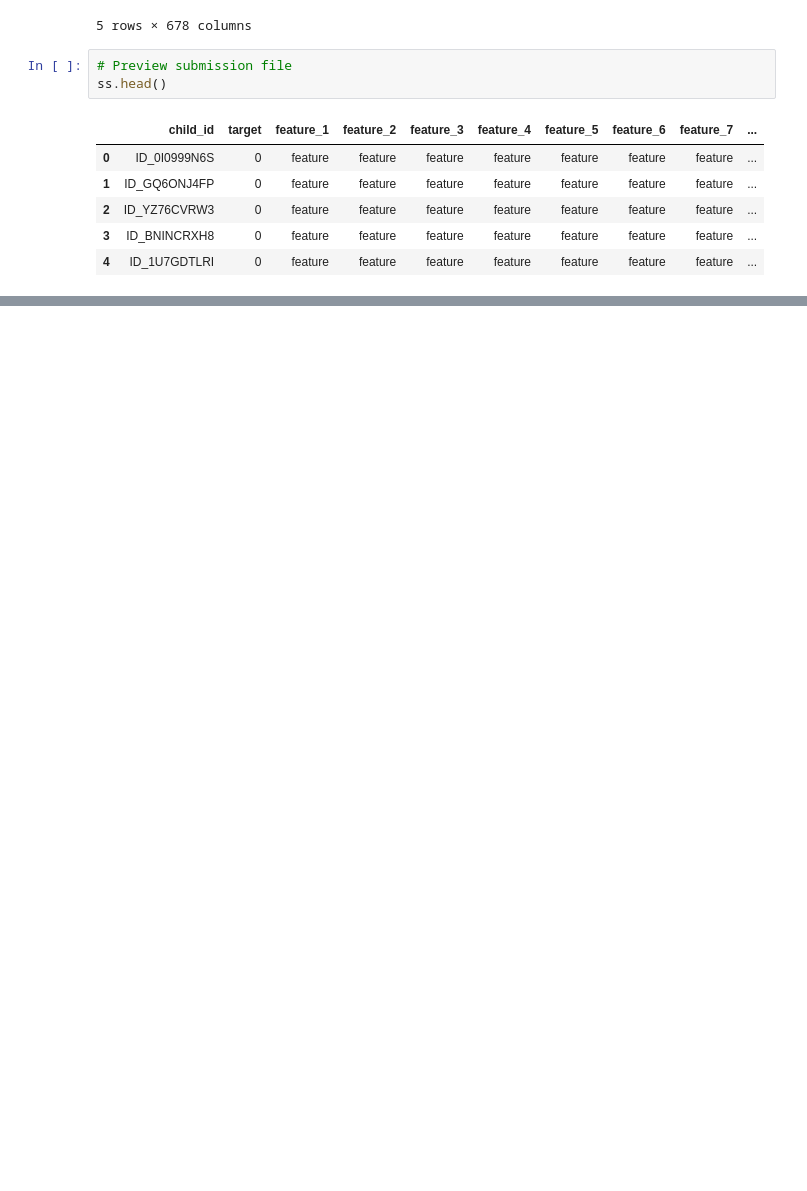
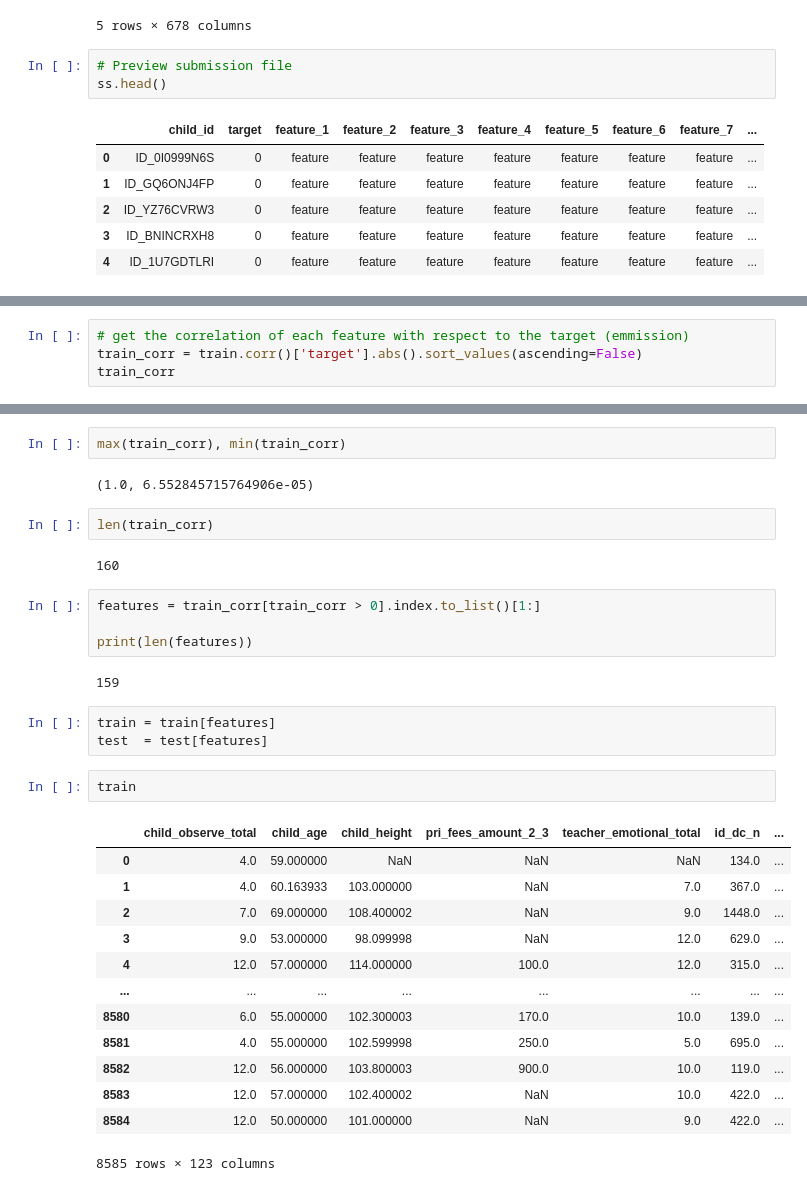
Before and after one commit to Kingston-5/DataDrive2030-Early-Learning-Predictors-Challenge, a Jupyter notebook: ECD_EDA.ipynb, the cells around one changed output, grey strips where cells are left out. Cells and saved outputs as stored; diff of their text form; blank space fills up the shorter version.

```diff
--- a/ECD_EDA.ipynb
+++ b/ECD_EDA.ipynb
@@ -43,0 +97,4 @@ ss.head()
+# %%
+# get the correlation of each feature with respect to the target (emmission)
+train_corr = train.corr()['target'].abs().sort_values(ascending=False)
+train_corr
@@ -43,0 +114,33 @@ ss.head()
+# %%
+max(train_corr), min(train_corr)
+# %% [output]
+(1.0, 6.552845715764906e-05)
+# %%
+len(train_corr)
+# %% [output]
+160
+# %%
+features = train_corr[train_corr > 0].index.to_list()[1:]
+
+print(len(features))
+# %% [output]
+159
+# %%
+train = train[features]
+test  = test[features]
+# %%
+train
+# %% [output]
+|  | child_observe_total | child_age | child_height | pri_fees_amount_2_3 | teacher_emotional_total | id_dc_n | ... |
+| 0 | 4.0 | 59.000000 | NaN | NaN | NaN | 134.0 | ... |
+| 1 | 4.0 | 60.163933 | 103.000000 | NaN | 7.0 | 367.0 | ... |
+| 2 | 7.0 | 69.000000 | 108.400002 | NaN | 9.0 | 1448.0 | ... |
+| 3 | 9.0 | 53.000000 | 98.099998 | NaN | 12.0 | 629.0 | ... |
+| 4 | 12.0 | 57.000000 | 114.000000 | 100.0 | 12.0 | 315.0 | ... |
+| ... | ... | ... | ... | ... | ... | ... | ... |
+| 8580 | 6.0 | 55.000000 | 102.300003 | 170.0 | 10.0 | 139.0 | ... |
+| 8581 | 4.0 | 55.000000 | 102.599998 | 250.0 | 5.0 | 695.0 | ... |
+| 8582 | 12.0 | 56.000000 | 103.800003 | 900.0 | 10.0 | 119.0 | ... |
+| 8583 | 12.0 | 57.000000 | 102.400002 | NaN | 10.0 | 422.0 | ... |
+| 8584 | 12.0 | 50.000000 | 101.000000 | NaN | 9.0 | 422.0 | ... |
+8585 rows × 123 columns
```
Also changed, not shown: parts of 5 cells of this notebook, 7 other files.
